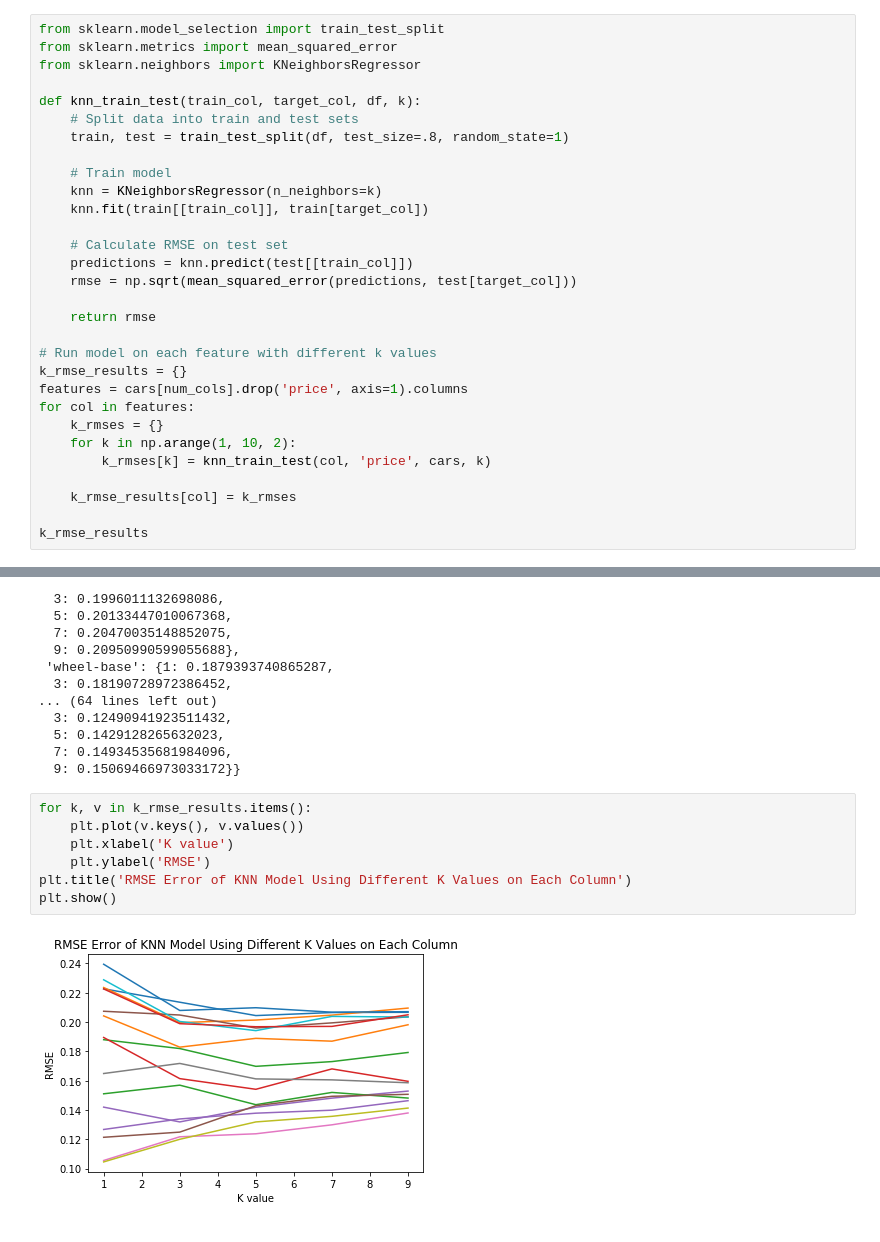
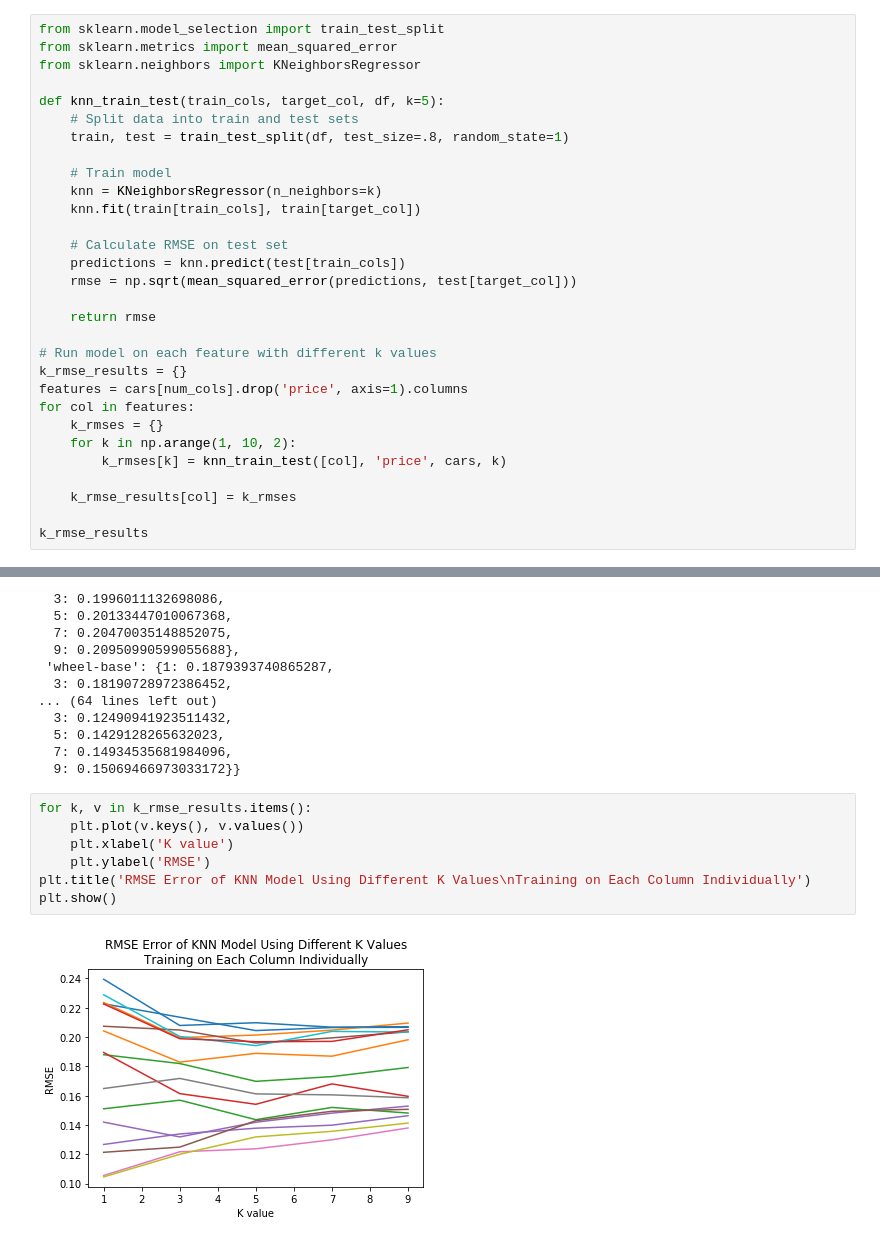
Before and after one commit to hsdistefa/predicting-car-prices, a Jupyter notebook: predicting-car-prices.ipynb, the cells around one changed output, grey strips where cells are left out. Saved outputs shown, nothing was run; the diff lists cells and outputs as text.

```diff
--- a/predicting-car-prices.ipynb
+++ b/predicting-car-prices.ipynb
@@ -234,16 +236,16 @@ from sklearn.model_selection import train_test_split
 from sklearn.metrics import mean_squared_error
 from sklearn.neighbors import KNeighborsRegressor
 
-def knn_train_test(train_col, target_col, df, k):
+def knn_train_test(train_cols, target_col, df, k=5):
     # Split data into train and test sets
     train, test = train_test_split(df, test_size=.8, random_state=1)
 
     # Train model
     knn = KNeighborsRegressor(n_neighbors=k)
-    knn.fit(train[[train_col]], train[target_col])
+    knn.fit(train[train_cols], train[target_col])
 
     # Calculate RMSE on test set
-    predictions = knn.predict(test[[train_col]])
+    predictions = knn.predict(test[train_cols])
     rmse = np.sqrt(mean_squared_error(predictions, test[target_col]))
 
     return rmse
@@ -254,7 +256,7 @@ features = cars[num_cols].drop('price', axis=1).columns
 for col in features:
     k_rmses = {}
     for k in np.arange(1, 10, 2):
-        k_rmses[k] = knn_train_test(col, 'price', cars, k)
+        k_rmses[k] = knn_train_test([col], 'price', cars, k)
 
     k_rmse_results[col] = k_rmses
 
@@ -280,9 +282,9 @@ k_rmse_results
 # %%
 for k, v in k_rmse_results.items():
     plt.plot(v.keys(), v.values())
     plt.xlabel('K value')
     plt.ylabel('RMSE')
-plt.title('RMSE Error of KNN Model Using Different K Values on Each Column')
+plt.title('RMSE Error of KNN Model Using Different K Values\nTraining on Each Column Individually')
 plt.show()
 # %% [output]
-[figure, old version]
+[figure, new version]
```
Also changed, not shown: parts of 3 cells of this notebook.
